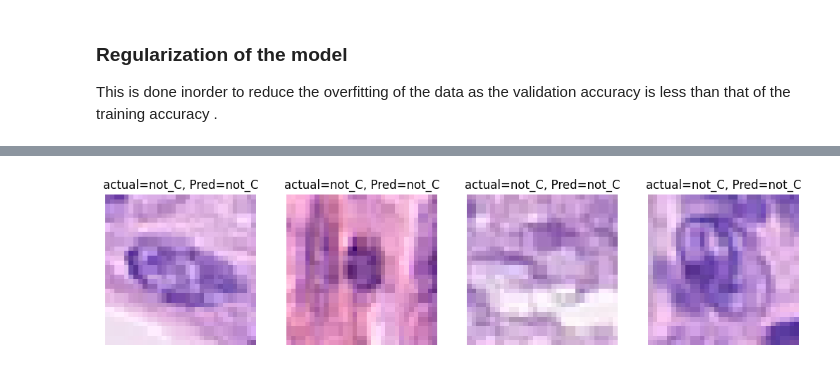
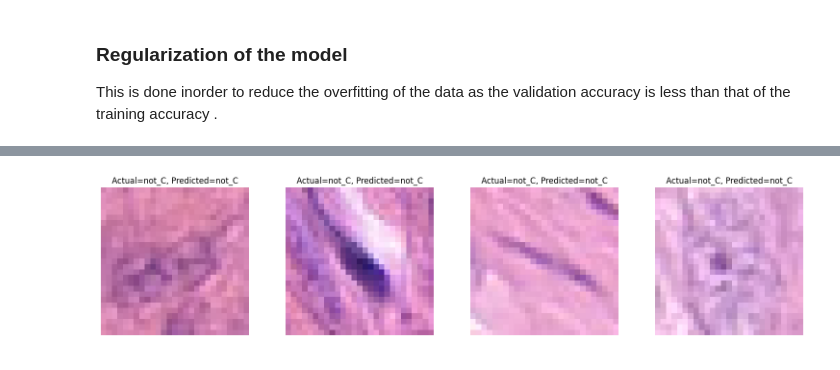
Before and after one commit to SumethD/cancerCell_Image_classification-Model, a Jupyter notebook: image_binary_classification.ipynb, the cells around one changed output, grey strips where cells are left out. Drawn from its saved outputs; the diff is of its cells as text; code cells hidden in the pictures.

```diff
--- a/image_binary_classification.ipynb
+++ b/image_binary_classification.ipynb
@@ -91,8 +89,11 @@ df
 df = df.drop("ImageName", axis=1)
 df = df.drop("InstanceID",axis=1)
 df = df.drop("patientID",axis=1)
-X_train, X_test = train_test_split(df, test_size=0.2, random_state=42)
-X_train, X_val = train_test_split(X_test, test_size=0.2, random_state=42)
+X_train, X_test = train_test_split(df, train_size=0.8, random_state=42)
+X_test, X_val = train_test_split(X_test, test_size=0.2, random_state=42)
 display(df)
+display(X_train.shape)
+display(X_test.shape)
+display(X_val.shape)
 # %% [output]
 |  | cellTypeName | cellType | isCancerous | image_data | image_path |
@@ -319,0 +483,13 @@ Epoch 200/200
+# %%
+add_layers = Sequential([
+    Flatten(input_shape=(27,27,3)),
+    Dense(256, activation='relu'),
+    Dense(128, activation='sigmoid'),
+    Dense(1, activation='sigmoid')
+])
+
+add_layers.compile(optimizer=SGD(),
+              loss=binary_crossentropy,
+              metrics=['accuracy'])
+
+history_add_lyr = add_layers.fit(train_generator, validation_data = validation_generator, epochs=100, verbose=1)
@@ -421,20 +551,18 @@ base_model_reg_drp.evaluate(test_generator)
 # %%
-label_names = {'not_C' : 0, 'is_C' : 1}
-d_inv = {v: k for k, v in label_names.items()}
-plt.figure(figsize=(16,4))
+label_names = {0: 'not_C', 1: 'is_C'}
+plt.figure(figsize=(19,4))
 batches = 0
 for x,y in test_generator:
-        batches = batches + 1
-        y_hat = base_model_reg_drp.predict(x, verbose=0)
-        x = np.squeeze(x)
-        if batches < 5:
-            plt.subplot(1,5,batches)
-            plt.imshow(x)
-            plt.title("actual={}, Pred={}".format(d_inv[np.argmax(y[0])], d_inv[np.argmax(y_hat[0])] ))
-
-        else:
-            break
-
-        plt.axis('off')
+    batches = batches + 1
+    y_pred = add_layers.predict(x, verbose=0)
+    x = np.squeeze(x)
+    if batches <= 4:
+        plt.subplot(1,4,batches)
+        plt.imshow(x)
+        plt.title("Actual={}, Predicted={}".format(label_names[int(y[0])], label_names[int(np.round(y_pred[0][0]))]))
+    else:
+        break
+    plt.axis('off')
+plt.show()
 # %% [output]
-[figure, old version]
+[figure, new version]
```
Also changed, not shown: parts of 64 cells of this notebook, 5 other files.
